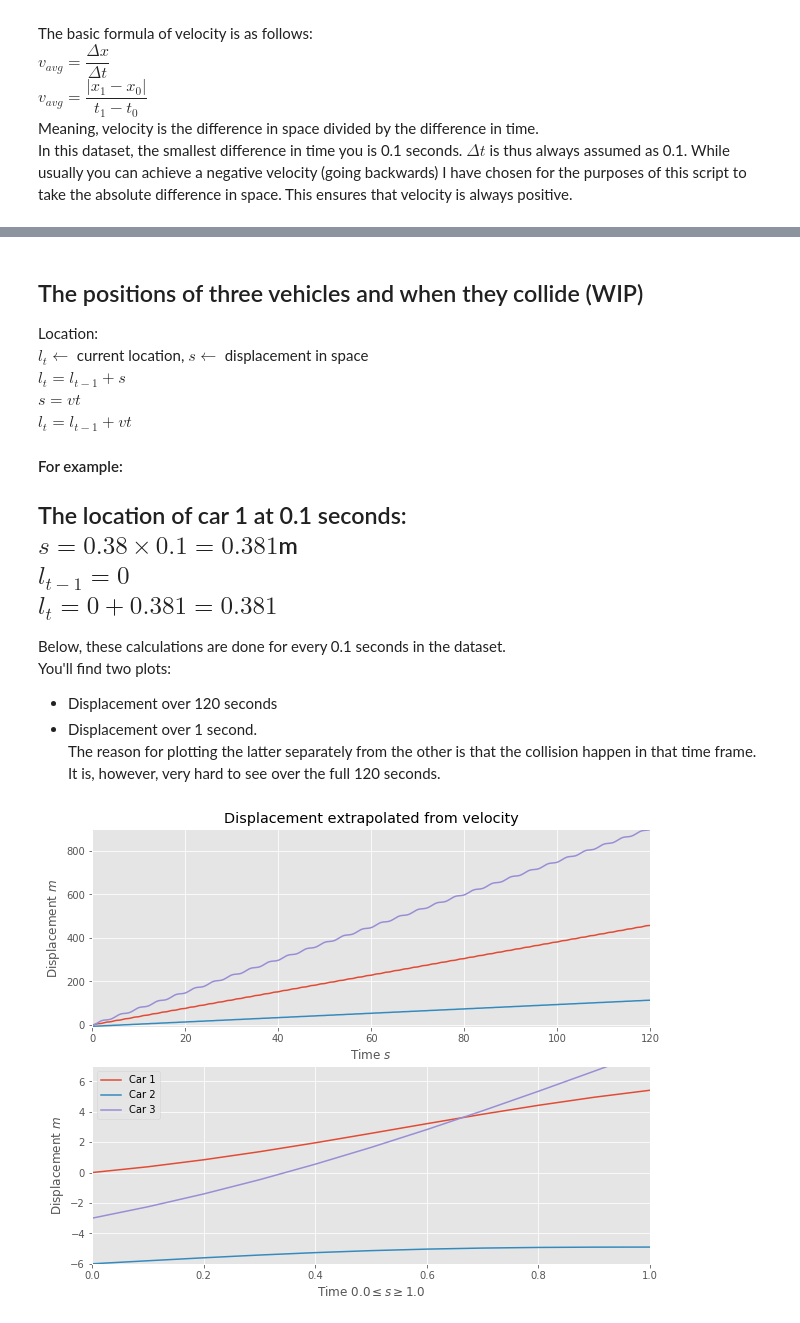
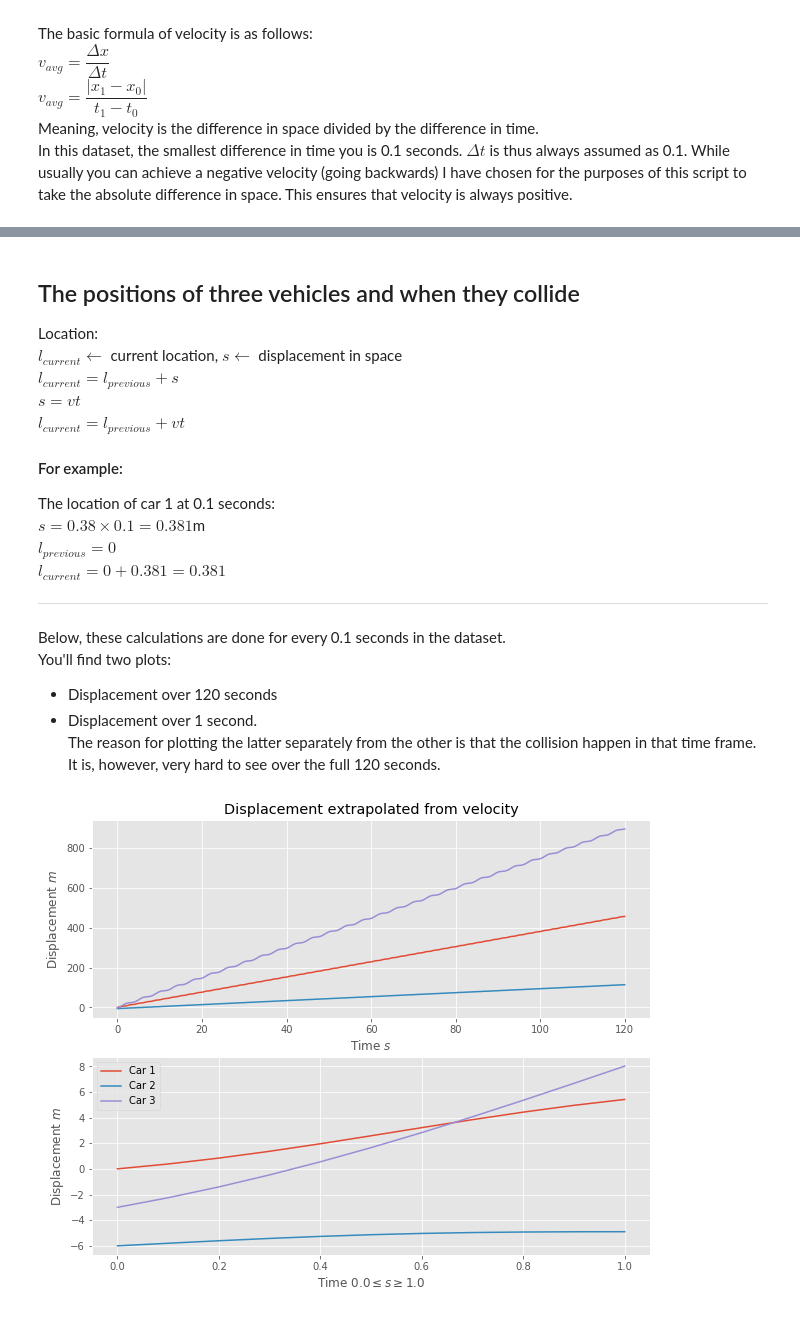
Before and after one commit to Casper-Smet/analytical-computing, a Jupyter notebook: assignments/traffic-simulation/traffic-simulation.ipynb, the cells around one changed output, grey strips where cells are left out. Cells and saved outputs as stored; diff of their text form; code cells hidden in the pictures.

```diff
--- a/assignments/traffic-simulation/traffic-simulation.ipynb
+++ b/assignments/traffic-simulation/traffic-simulation.ipynb
@@ -69,16 +70,18 @@ Car 2 max: 2.0000000000000284 min: 0.0
 # %% [markdown]
-## The positions of three vehicles and when they collide (WIP)
+## The positions of three vehicles and when they collide
 Location:<br>
-$l_{t} \leftarrow$ current location, $s \leftarrow$ displacement in space <br>
-$l_{t} = l_{t -1}  + s$ <br>
+$l_{current} \leftarrow$ current location, $s \leftarrow$ displacement in space <br>
+$l_{current} = l_{previous}  + s$ <br>
 $s = v t$ <br>
-$l_{t} = l_{t-1} + vt$
+$l_{current} = l_{previous} + vt$
 #### For example:
 The location of car 1 at 0.1 seconds: <br>
 $s = 0.38 \times 0.1 = 0.381 $m <br>
-$l_{t-1} = 0$ <br>
-$l_{t} = 0 + 0.381 = 0.381$<br>
+$l_{previous} = 0$ <br>
+$l_{current} = 0 + 0.381 = 0.381$<br>
+
 ---
+
 Below, these calculations are done for every 0.1 seconds in the dataset. <br>
 You'll find two plots:
 - Displacement over 120 seconds
@@ -87,36 +90,37 @@ The reason for plotting the latter separately from the other is that the collisi
 It is, however, very hard to see over the full 120 seconds.
 # %%
 %matplotlib inline
-def find_collision():
+def find_position():
     style.use('ggplot')
     plt.rcParams['figure.figsize'] = [10,8]
     velocities, time = read_file("verkeerssimulatie-rechteweg-snelheden.csv")
     positions = dict()
+
     for car in velocities:
         positions[car] = [velocities[car].pop(0)]
-        # print(car, positions[car])
         for i in velocities[car][:-1]:
+            # location = old location + velocity * time
             speed = i
             displacement = speed * 0.1
             location = positions[car][-1] + displacement
             positions[car].append(location)
     plt.figure(1)
     plt.subplot(211)
     for car in positions:
         plt.plot(time, positions[car], label=car)
-    plt.axis([min(time), max(time),-7,900])
     plt.title("Displacement extrapolated from velocity")
     plt.ylabel('Displacement $m$')
     plt.xlabel('Time $s$')
     plt.subplot(212)
     for car in positions:
         plt.plot(time[:11], positions[car][:11], label=car)
-    plt.axis([0, time[10], -6, 7])
     plt.ylabel('Displacement $m$')
     plt.xlabel('Time $0.0 \leq s \geq 1.0$')
     plt.legend()
     plt.show()
-find_collision()
+
+    return positions, time
+positions, time = find_position()
 # %% [output]
-[figure, old version]
+[figure, new version]
 # %% [markdown]
```
Also changed, not shown: parts of 3 cells of this notebook.
